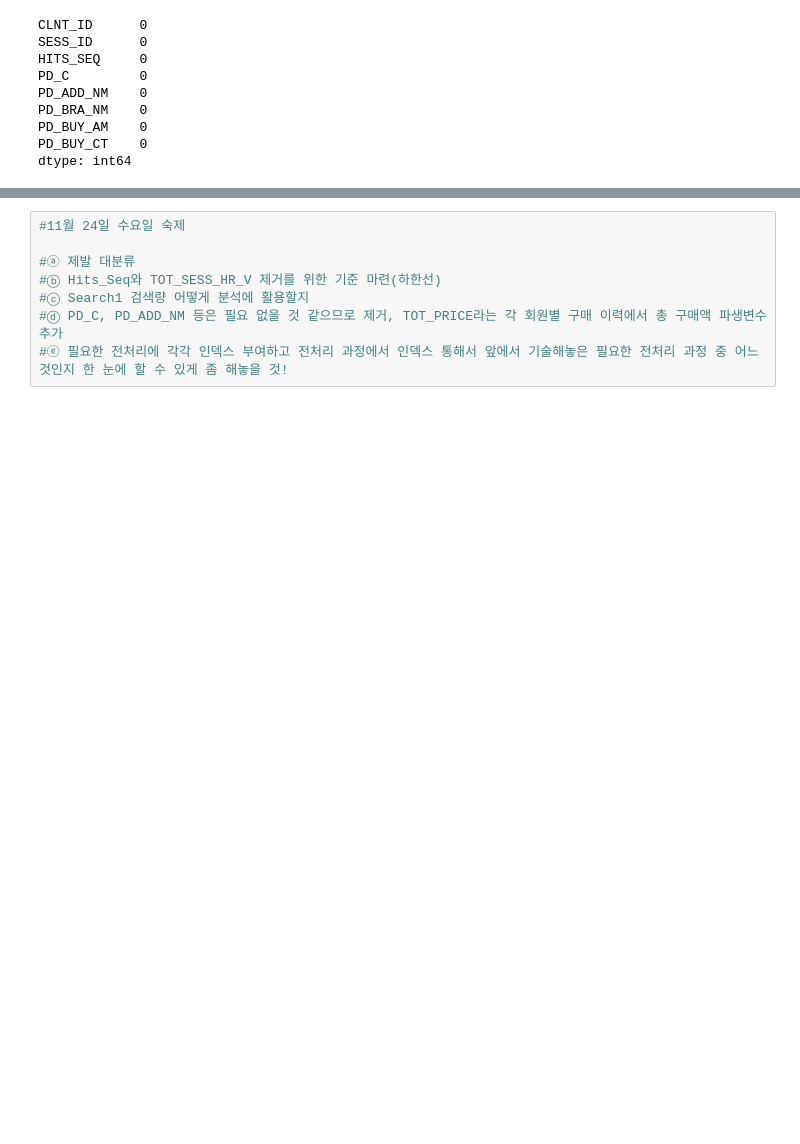
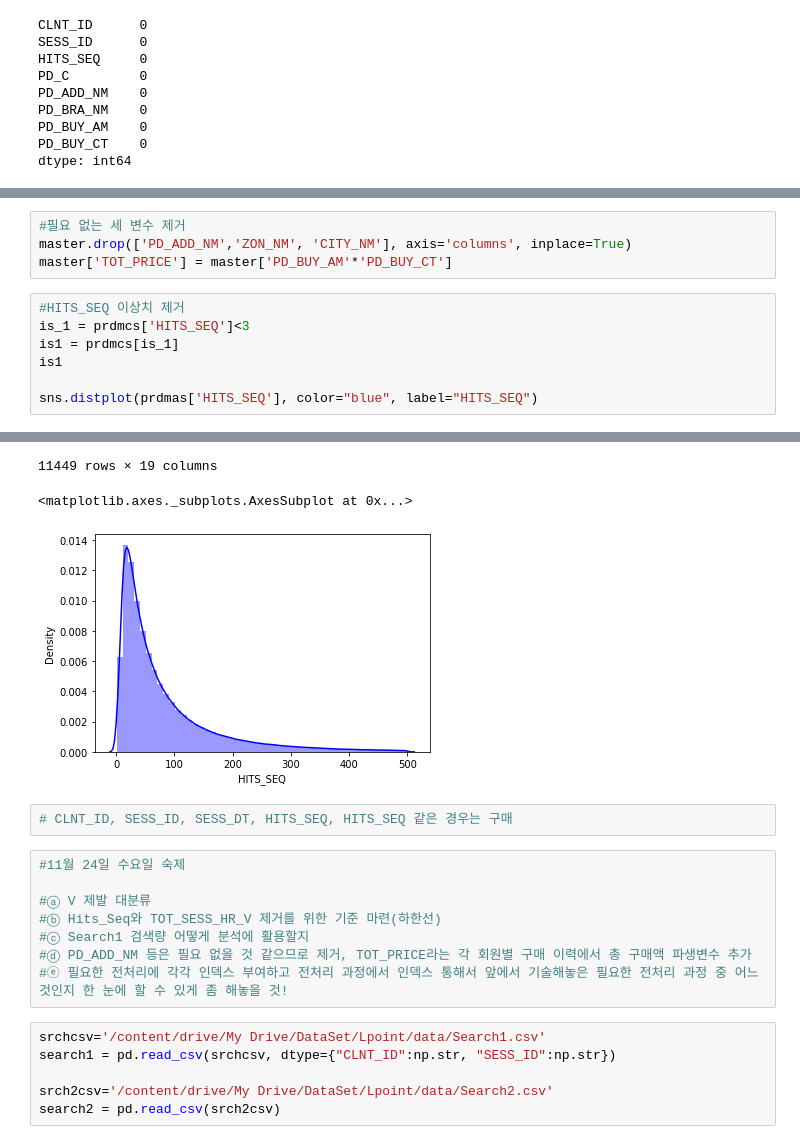
Before and after one commit to chldnjstjr/Lpoint, a Jupyter notebook: Preprocessing.ipynb, the cells around one changed output, grey strips where cells are left out. Cells and saved outputs as stored; diff of their text form; blank space fills up the shorter version.

```diff
--- a/Preprocessing.ipynb
+++ b/Preprocessing.ipynb
@@ -231,0 +317,12 @@ is1
+# %%
+#필요 없는 세 변수 제거
+master.drop(['PD_ADD_NM','ZON_NM', 'CITY_NM'], axis='columns', inplace=True)
+master['TOT_PRICE'] = master['PD_BUY_AM'*'PD_BUY_CT']
+# %%
+#HITS_SEQ 이상치 제거
+is_1 = prdmcs['HITS_SEQ']<3
+is1 = prdmcs[is_1]
+is1
+
+sns.distplot(prdmas['HITS_SEQ'], color="blue", label="HITS_SEQ")
+# %% [output]
@@ -232,8 +341,19 @@ is1
+11449 rows × 19 columns
+<matplotlib.axes._subplots.AxesSubplot at 0x...>
+[figure, added]
+# %%
+# CLNT_ID, SESS_ID, SESS_DT, HITS_SEQ, HITS_SEQ 같은 경우는 구매
 # %%
 #11월 24일 수요일 숙제
 
-#ⓐ 제발 대분류
+#ⓐ V 제발 대분류
 #ⓑ Hits_Seq와 TOT_SESS_HR_V 제거를 위한 기준 마련(하한선)
 #ⓒ Search1 검색량 어떻게 분석에 활용할지
-#ⓓ PD_C, PD_ADD_NM 등은 필요 없을 것 같으므로 제거, TOT_PRICE라는 각 회원별 구매 이력에서 총 구매액 파생변수 추가
+#ⓓ PD_ADD_NM 등은 필요 없을 것 같으므로 제거, TOT_PRICE라는 각 회원별 구매 이력에서 총 구매액 파생변수 추가
 #ⓔ 필요한 전처리에 각각 인덱스 부여하고 전처리 과정에서 인덱스 통해서 앞에서 기술해놓은 필요한 전처리 과정 중 어느 것인지 한 눈에 할 수 있게 좀 해놓을 것!
+# %%
+srchcsv='/content/drive/My Drive/DataSet/Lpoint/data/Search1.csv'
+search1 = pd.read_csv(srchcsv, dtype={"CLNT_ID":np.str, "SESS_ID":np.str})
+
+srch2csv='/content/drive/My Drive/DataSet/Lpoint/data/Search2.csv'
+search2 = pd.read_csv(srch2csv)
```
Also changed, not shown: parts of 20 cells of this notebook.
